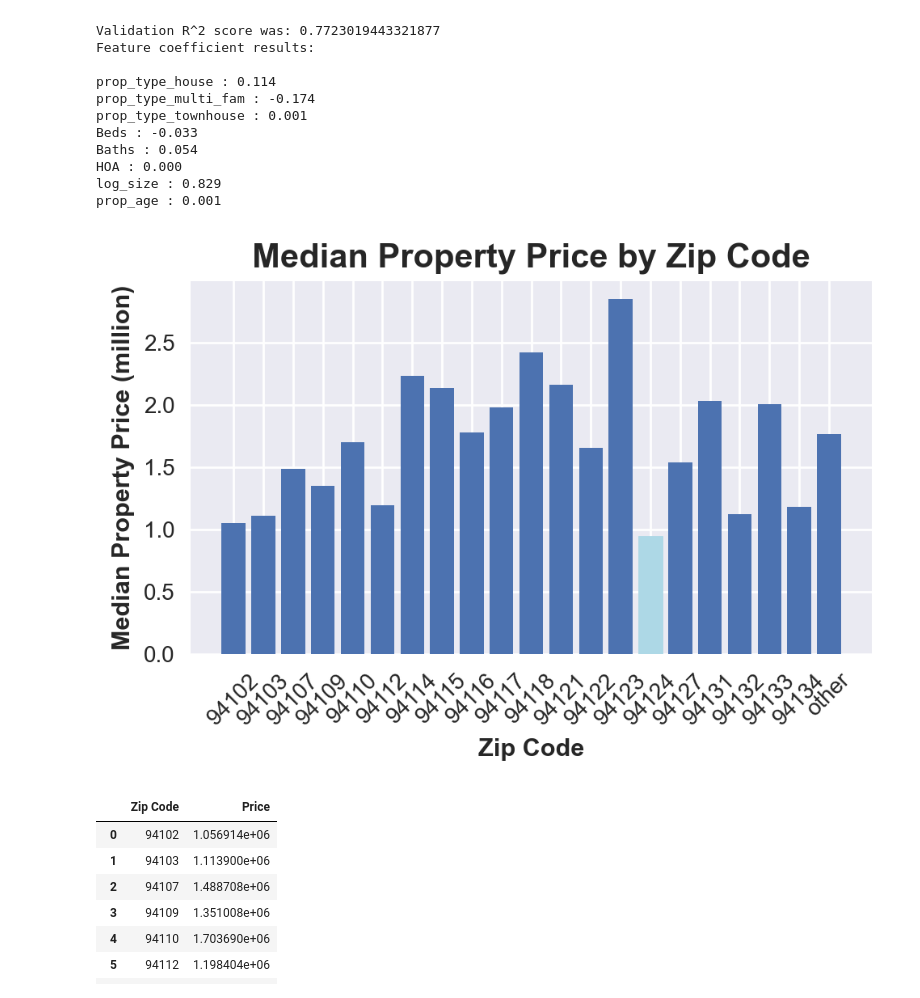
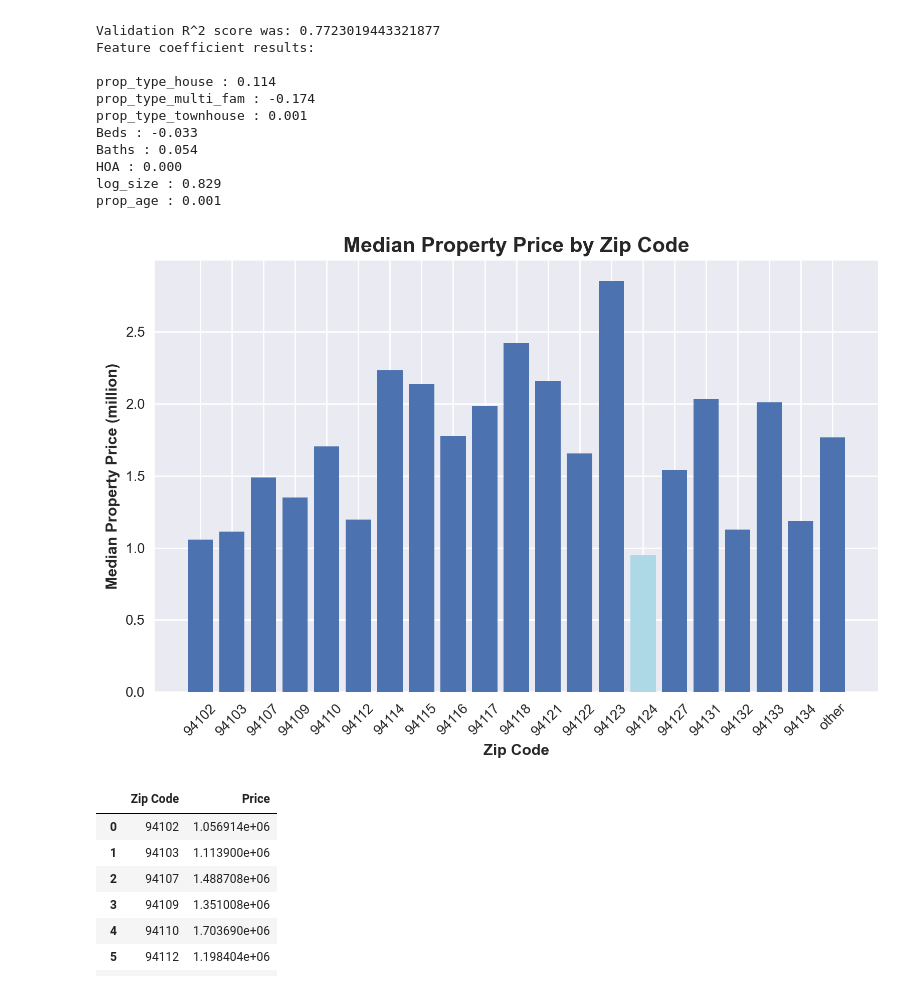
Before and after one commit to sarazong/Predicting_SF_Housing_Price, a Jupyter notebook: MetisP2_modeling.ipynb, the cells around one changed output. Cells and saved outputs as stored; diff of their text form; code cells hidden in the pictures.

```diff
--- a/MetisP2_modeling.ipynb
+++ b/MetisP2_modeling.ipynb
@@ -175,25 +187,25 @@ df3["Zip Code"] = df2["Zip Code"].replace(zip_other, 'other')
 # %%
 # bar plot for median property price by zip code in SF
 zip_plot = df3.groupby(["Zip Code"])["Price"].mean().reset_index()
-plt.rcParams["figure.figsize"] = [5,3.5]
+# plt.rcParams["figure.figsize"] = [10,8]
 plt.rcParams["figure.dpi"] = 200
 
 barlist = plt.bar(zip_plot["Zip Code"], zip_plot["Price"])
 # for bar in range(0, len(barlist), 2):
 #     barlist[bar].set_color("gold")
 
 barlist[14].set_color("lightblue")
 
 plt.title("Median Property Price by Zip Code", fontsize = 15, weight = "bold")
 plt.ylabel("Median Property Price (million)", fontsize = 11, weight = "bold")
 ytick_lab = ["0.0", "0.5", "1.0", "1.5", "2.0", "2.5"]
 plt.yticks(ticks = list(range(0, 3000000, 500000)), labels = ytick_lab)
 plt.xlabel("Zip Code", fontsize = 11, weight = "bold")
 plt.xticks(rotation = 45)
 plt.tight_layout();
-plt.savefig("project2_images/bar_median_prop_price_by_zip.png");
+# plt.savefig("project2_images/bar_median_prop_price_by_zip.png");
 # %% [output]
-[figure, old version]
+[figure, new version]
 # %%
 zip_plot
 # %% [output]
```
Also changed, not shown: parts of 16 cells of this notebook, 1 other file.
